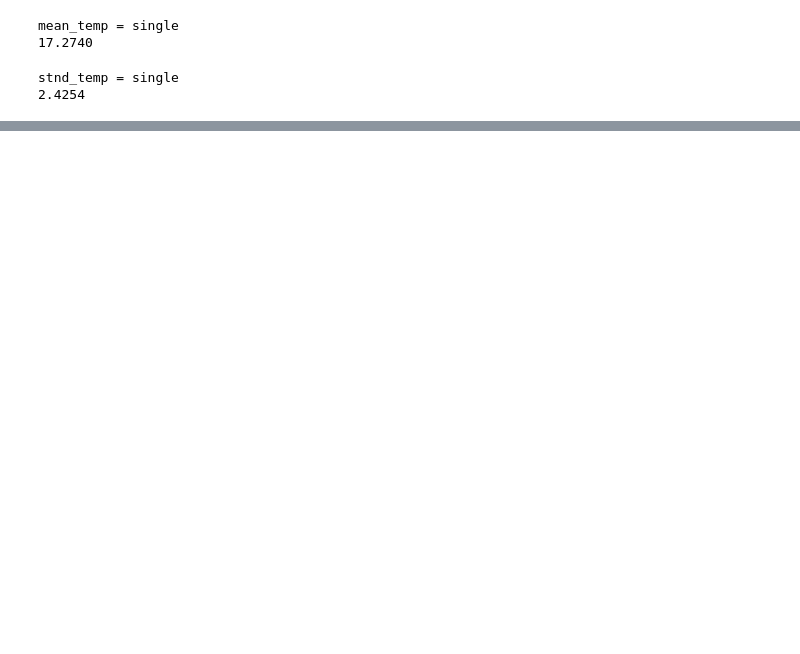
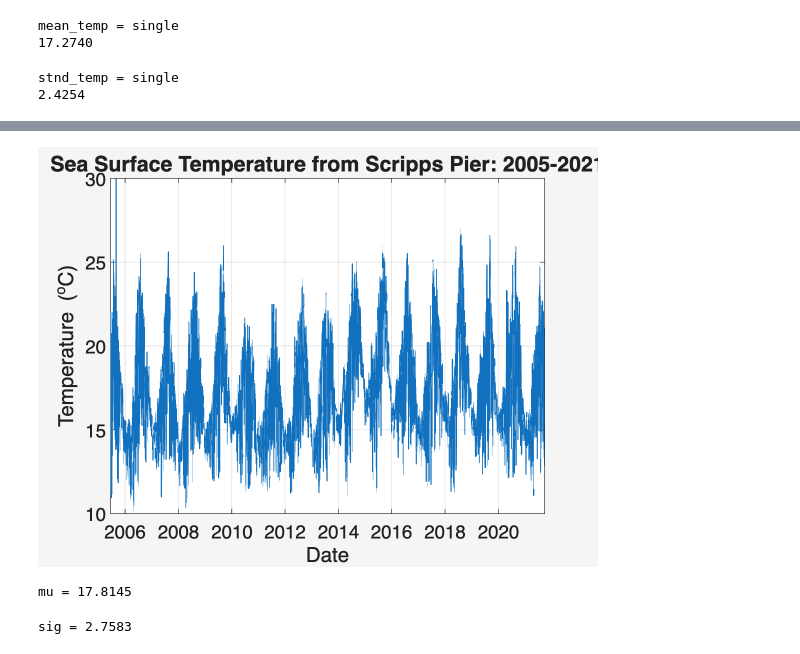
Before and after one commit to ElyDawson/SIO221a_Github_code_2026, a Jupyter notebook: submissions/ELY-DAWSON/HW1.ipynb, the cells around one changed output, grey strips where cells are left out. Saved outputs shown, nothing was run; the diff lists cells and outputs as text; code cells hidden in the pictures; blank space fills up the shorter version.

```diff
--- a/submissions/ELY-DAWSON/HW1.ipynb
+++ b/submissions/ELY-DAWSON/HW1.ipynb
@@ -100,0 +233,19 @@ stnd_temp = single
+# %%
+figure(4); clf;
+plot(allpier.dnum, allpier.t, 'LineWidth', 1)
+xtickformat('yyyy');
+xlabel('Date')
+ylabel('Temperature (^oC)')
+title('Sea Surface Temperature from Scripps Pier: 2005-2021','fontsize',16)
+ylim([10 30])
+grid on
+# %% [output]
+[figure, added]
+# %%
+mu = mean(allpier.t)
+# %% [output]
+mu = 17.8145
+# %%
+sig = std(allpier.t)
+# %% [output]
+sig = 2.7583
```
Also changed, not shown: parts of 13 cells of this notebook.
